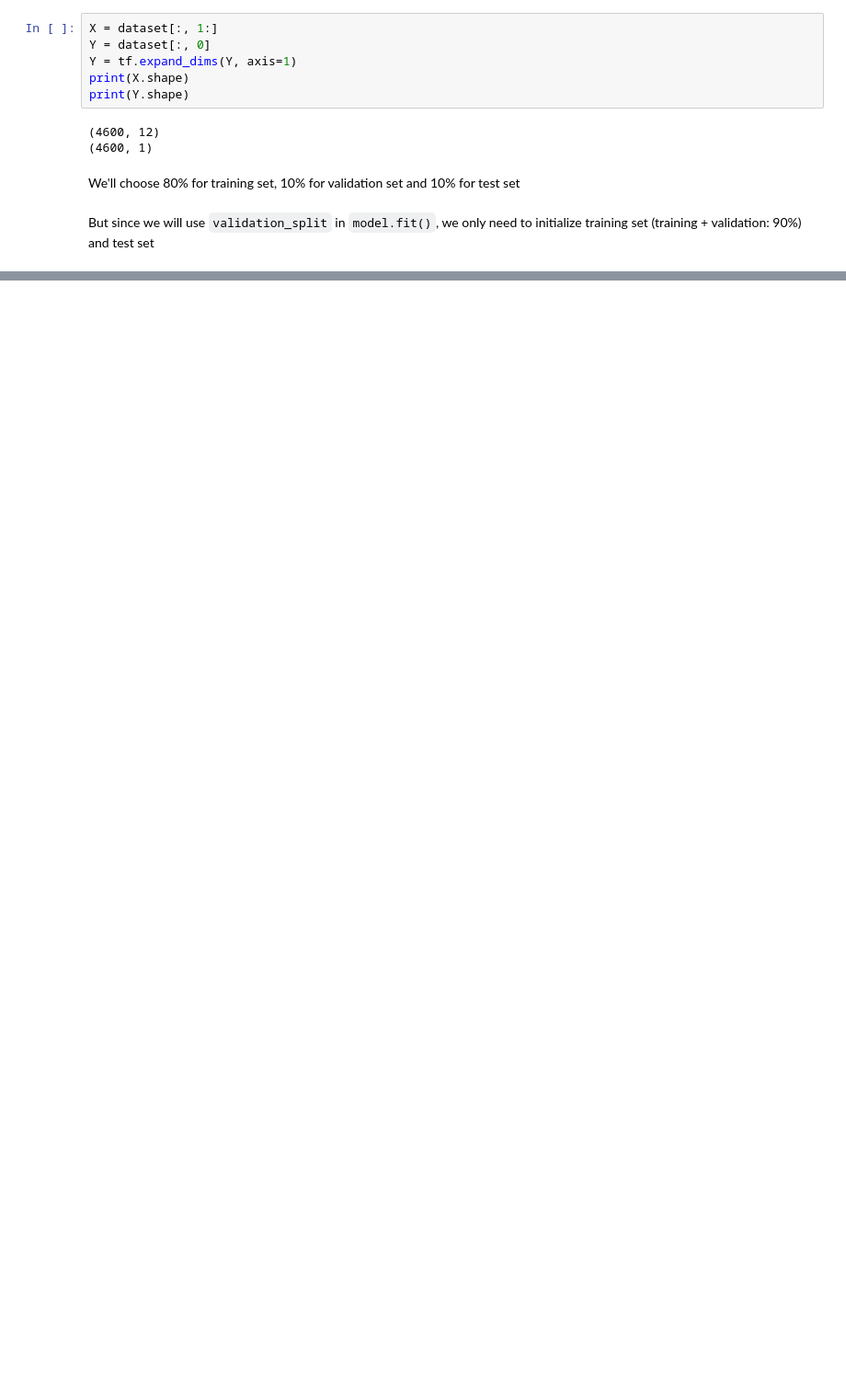
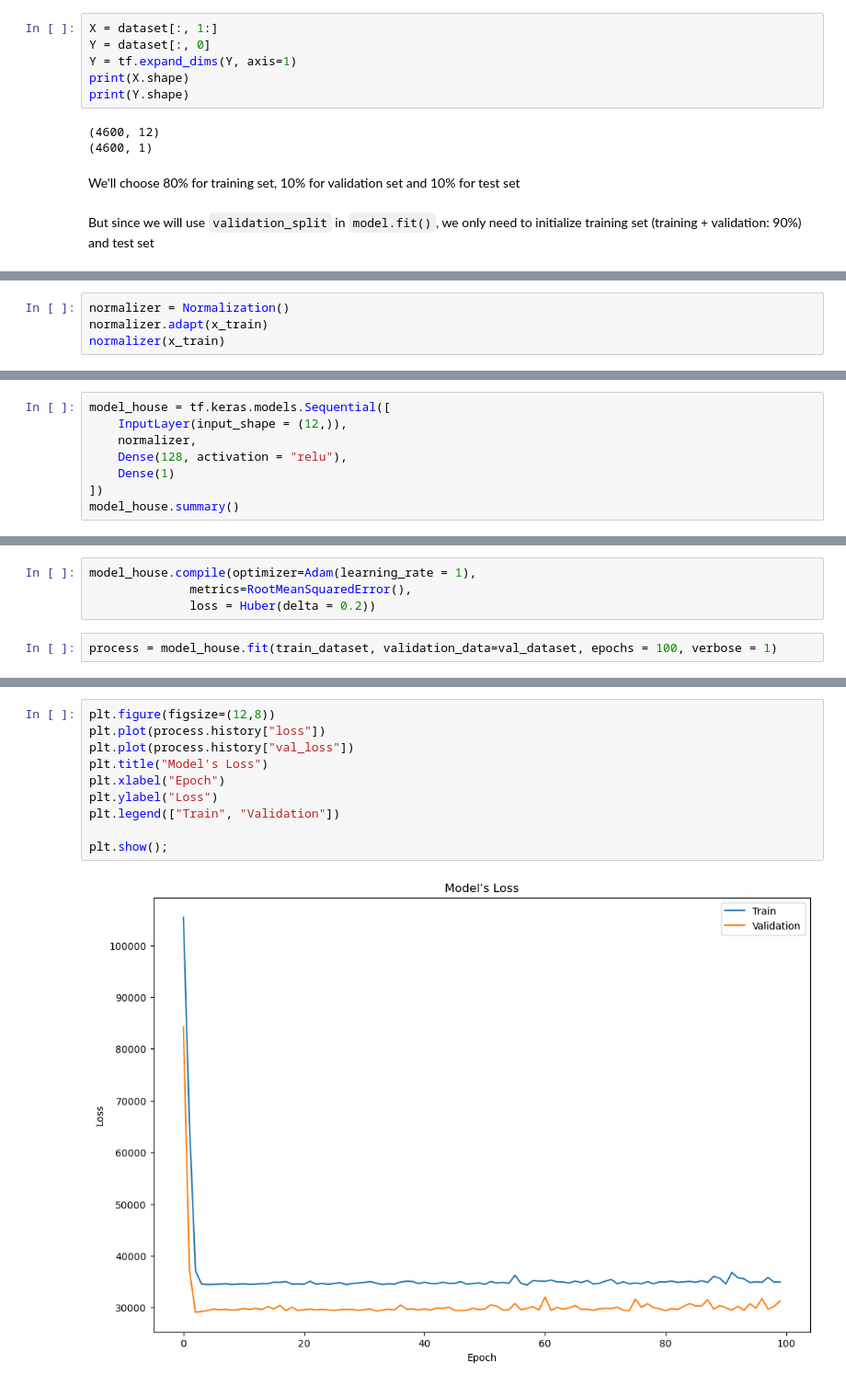
Before and after one commit to DangGiaChi/Deep-Learning-for-Computer-Vision-with-Python-and-TensorFlow-Course, a Jupyter notebook: Car-Price-Prediction/House_price_prediction.ipynb, the cells around one changed output, grey strips where cells are left out. Shown at 92% size. Saved outputs shown, nothing was run; the diff lists cells and outputs as text; blank space fills up the shorter version.

Commit message:
Model basically complete, but still not too accurate. Will come back after learnt about Regularization

```diff
--- a/Car-Price-Prediction/House_price_prediction.ipynb
+++ b/Car-Price-Prediction/House_price_prediction.ipynb
@@ -92,0 +145,4 @@ But since we will use `validation_split` in `model.fit()`, we only need to initi
+# %%
+normalizer = Normalization()
+normalizer.adapt(x_train)
+normalizer(x_train)
@@ -92,0 +170,8 @@ But since we will use `validation_split` in `model.fit()`, we only need to initi
+# %%
+model_house = tf.keras.models.Sequential([
+    InputLayer(input_shape = (12,)),
+    normalizer,
+    Dense(128, activation = "relu"),
+    Dense(1)
+])
+model_house.summary()
@@ -92,0 +197,6 @@ But since we will use `validation_split` in `model.fit()`, we only need to initi
+# %%
+model_house.compile(optimizer=Adam(learning_rate = 1),
+              metrics=RootMeanSquaredError(),
+              loss = Huber(delta = 0.2))
+# %%
+process = model_house.fit(train_dataset, validation_data=val_dataset, epochs = 100, verbose = 1)
@@ -92,0 +226,12 @@ But since we will use `validation_split` in `model.fit()`, we only need to initi
+# %%
+plt.figure(figsize=(12,8))
+plt.plot(process.history["loss"])
+plt.plot(process.history["val_loss"])
+plt.title("Model's Loss")
+plt.xlabel("Epoch")
+plt.ylabel("Loss")
+plt.legend(["Train", "Validation"])
+
+plt.show();
+# %% [output]
+[figure, added]
```
Also changed, not shown: parts of 25 cells of this notebook, 2 other files.
